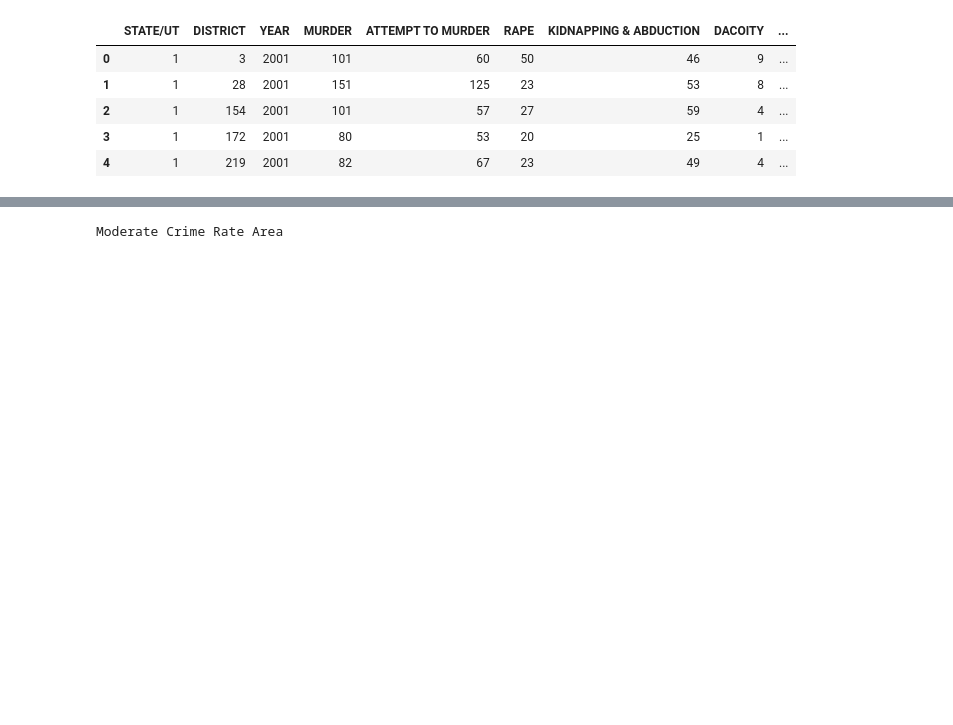
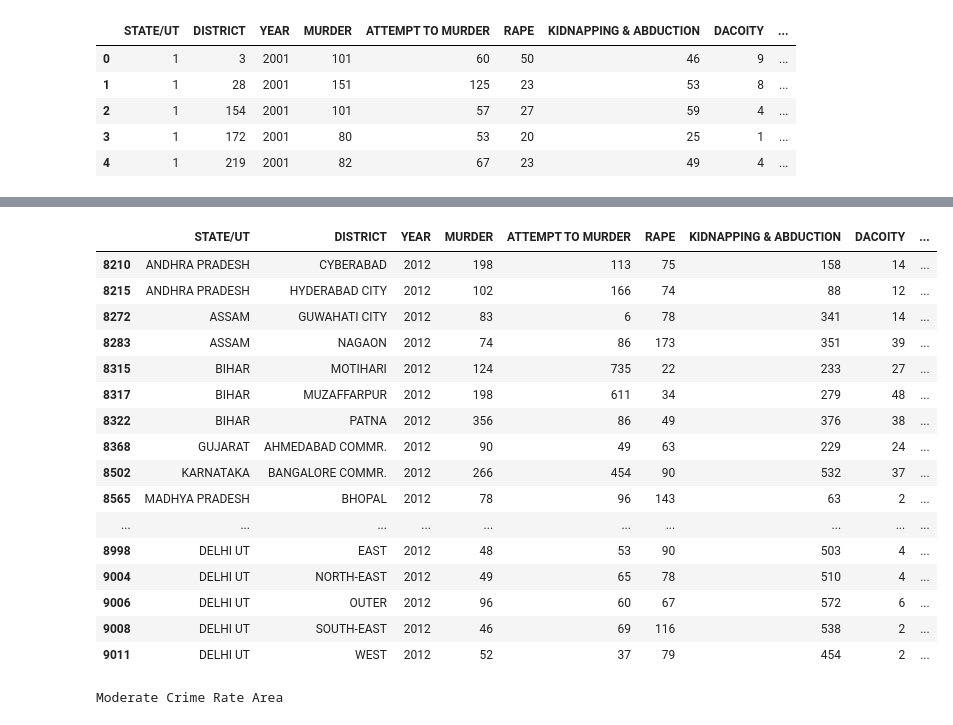
Before and after one commit to Mubeen-Zaki/Crime_Analysis, a Jupyter notebook: Prediction/prediction.ipynb, the cells around one changed output, grey strips where cells are left out. Drawn from its saved outputs; the diff is of its cells as text; code cells hidden in the pictures; blank space fills up the shorter version.

```diff
--- a/Prediction/prediction.ipynb
+++ b/Prediction/prediction.ipynb
@@ -167 +161,21 @@ ss.loc[ss['cluster']==3].describe()
+# %%
+df.loc[df['cluster']==1].loc[df['YEAR']==2012]
+# %% [output]
+|  | STATE/UT | DISTRICT | YEAR | MURDER | ATTEMPT TO MURDER | RAPE | KIDNAPPING & ABDUCTION | DACOITY | ... |
+| 8210 | ANDHRA PRADESH | CYBERABAD | 2012 | 198 | 113 | 75 | 158 | 14 | ... |
+| 8215 | ANDHRA PRADESH | HYDERABAD CITY | 2012 | 102 | 166 | 74 | 88 | 12 | ... |
+| 8272 | ASSAM | GUWAHATI CITY | 2012 | 83 | 6 | 78 | 341 | 14 | ... |
+| 8283 | ASSAM | NAGAON | 2012 | 74 | 86 | 173 | 351 | 39 | ... |
+| 8315 | BIHAR | MOTIHARI | 2012 | 124 | 735 | 22 | 233 | 27 | ... |
+| 8317 | BIHAR | MUZAFFARPUR | 2012 | 198 | 611 | 34 | 279 | 48 | ... |
+| 8322 | BIHAR | PATNA | 2012 | 356 | 86 | 49 | 376 | 38 | ... |
+| 8368 | GUJARAT | AHMEDABAD COMMR. | 2012 | 90 | 49 | 63 | 229 | 24 | ... |
+| 8502 | KARNATAKA | BANGALORE COMMR. | 2012 | 266 | 454 | 90 | 532 | 37 | ... |
+| 8565 | MADHYA PRADESH | BHOPAL | 2012 | 78 | 96 | 143 | 63 | 2 | ... |
+| ... | ... | ... | ... | ... | ... | ... | ... | ... | ... |
+| 8998 | DELHI UT | EAST | 2012 | 48 | 53 | 90 | 503 | 4 | ... |
+| 9004 | DELHI UT | NORTH-EAST | 2012 | 49 | 65 | 78 | 510 | 4 | ... |
+| 9006 | DELHI UT | OUTER | 2012 | 96 | 60 | 67 | 572 | 6 | ... |
+| 9008 | DELHI UT | SOUTH-EAST | 2012 | 46 | 69 | 116 | 538 | 2 | ... |
+| 9011 | DELHI UT | WEST | 2012 | 52 | 37 | 79 | 454 | 2 | ... |
 # %%
```
Also changed, not shown: parts of 12 cells of this notebook, 7 other files.
